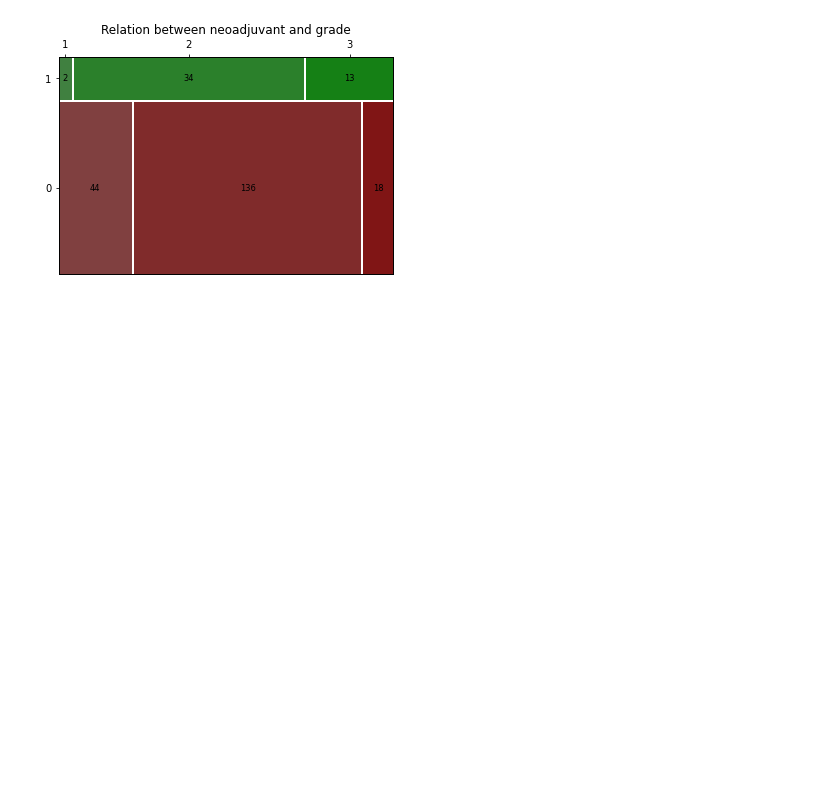
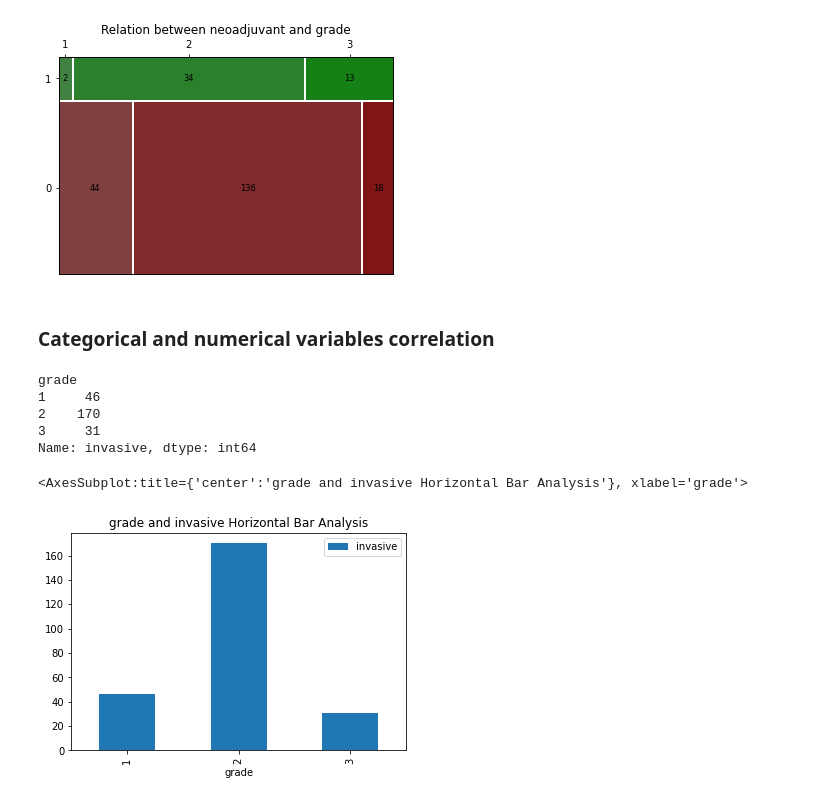
Before and after one commit to GNajeral/Data-Process, a Jupyter notebook: Second_Assignment/DataAnalysis.ipynb, the cells around one changed output. Cells and saved outputs as stored; diff of their text form; code cells hidden in the pictures; blank space fills up the shorter version.

```diff
--- a/Second_Assignment/DataAnalysis.ipynb
+++ b/Second_Assignment/DataAnalysis.ipynb
@@ -319,6 +356,22 @@ neoadjuvant
 0            44  136  18
 1             2   34  13
 [figure]
+# %% [markdown]
+### Categorical and numerical variables correlation
+# %%
+# 'age_diagnosed' analysis
+print(df.groupby(['grade'])['invasive'].count())
+
+pd.DataFrame(df.groupby(['grade'])['invasive'].count()).plot(kind = 'bar',
+                                                                              title = 'grade and invasive Horizontal Bar Analysis')
+# %% [output]
+grade
+1     46
+2    170
+3     31
+Name: invasive, dtype: int64
+<AxesSubplot:title={'center':'grade and invasive Horizontal Bar Analysis'}, xlabel='grade'>
+[figure, added]
 # %%
 def boxplot(categorical, numerical):
   data = []
```
Also changed, not shown: parts of 13 cells of this notebook, 3 other files.
